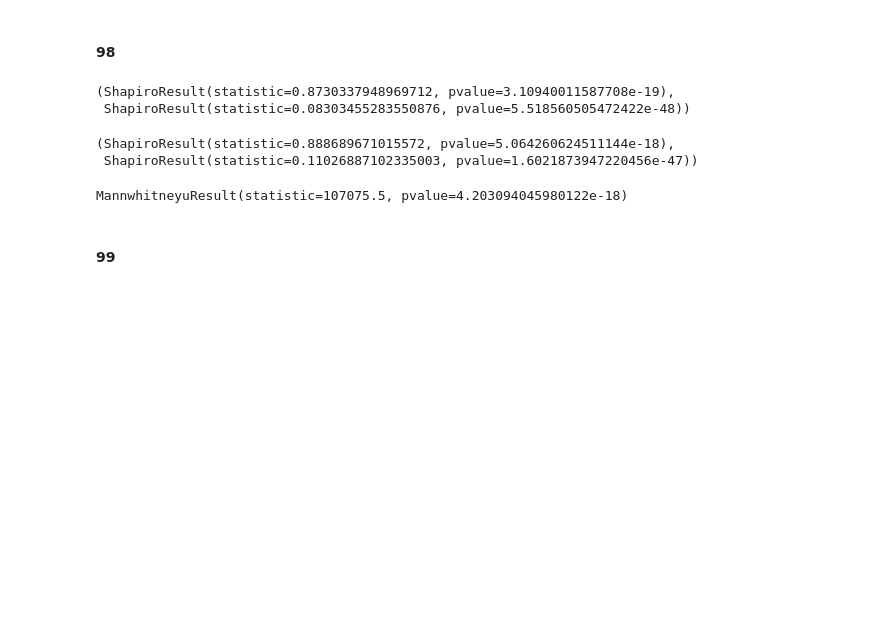
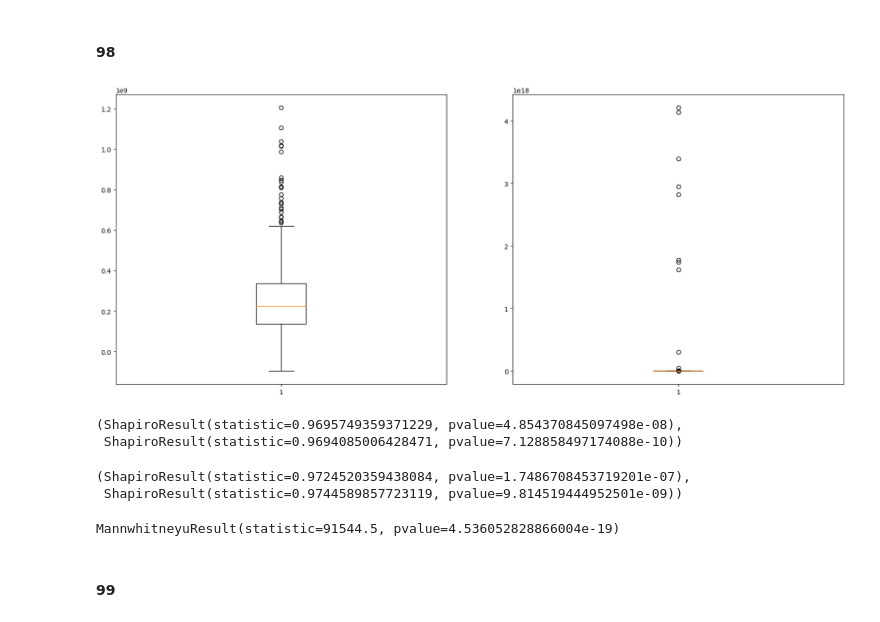
Before and after one commit to realBagher/IRAN-SCI-DATA-ANALYSIS-G4, a Jupyter notebook: hypothesis-test/Q1.ipynb, the cells around one changed output. Saved outputs shown, nothing was run; the diff lists cells and outputs as text; code cells hidden in the pictures; blank space fills up the shorter version.

```diff
--- a/hypothesis-test/Q1.ipynb
+++ b/hypothesis-test/Q1.ipynb
@@ -168,10 +183,12 @@ Rural_data_income = process_income_data_Rural(years)
 - **H1**: درآمد خانوارهای شهری و روستایی در استان چهارمحال و بختیاری با هم برابر نیست
 # %% [markdown]
 #### 98
-# %%
-shapiro_R_98 = stats.shapiro(Rural_data_income['98'])
-shapiro_U_98 = stats.shapiro(Urban_data_income['98'])
-shapiro_R_98, shapiro_U_98
-# %% [output]
-(ShapiroResult(statistic=0.8730337948969712, pvalue=3.10940011587708e-19),
- ShapiroResult(statistic=0.08303455283550876, pvalue=5.518560505472422e-48))
+# %%
+plt.figure(figsize=(20, 8))
+plt.subplot(1,2,1)
+plt.boxplot(Rural_data_income['98'])
+plt.subplot(1,2,2)
+plt.boxplot(Urban_data_income['98'])
+plt.show()
+# %% [output]
+[figure, added]
@@ -178,15 +198,22 @@ shapiro_R_98, shapiro_U_98
+# %%
+shapiro_R98_zscore = stats.shapiro(IQR_R98)
+shapiro_U98_zscore = stats.shapiro(IQR_U98)
+shapiro_R98_zscore, shapiro_U98_zscore
+# %% [output]
+(ShapiroResult(statistic=0.9695749359371229, pvalue=4.854370845097498e-08),
+ ShapiroResult(statistic=0.9694085006428471, pvalue=7.128858497174088e-10))
 # %%
-R_98_yeojohnson , _ = stats.yeojohnson(Rural_data_income['98'])
-U_98_yeojohnson , _ = stats.yeojohnson(Urban_data_income['98'])
+R_98_yeojohnson , _ = stats.yeojohnson(IQR_R98)
+U_98_yeojohnson , _ = stats.yeojohnson(IQR_U98)
 shapiro_R_98_yeojohnson = stats.shapiro(R_98_yeojohnson)
 shapiro_U_98_yeojohnson = stats.shapiro(U_98_yeojohnson)
 shapiro_R_98_yeojohnson, shapiro_U_98_yeojohnson
 # %% [output]
-(ShapiroResult(statistic=0.888689671015572, pvalue=5.064260624511144e-18),
- ShapiroResult(statistic=0.11026887102335003, pvalue=1.6021873947220456e-47))
+(ShapiroResult(statistic=0.9724520359438084, pvalue=1.7486708453719201e-07),
+ ShapiroResult(statistic=0.9744589857723119, pvalue=9.814519444952501e-09))
-# %%
-stats.mannwhitneyu(Rural_data_income['98'], Urban_data_income['98'])
-# %% [output]
-MannwhitneyuResult(statistic=107075.5, pvalue=4.203094045980122e-18)
+# %%
+stats.mannwhitneyu(IQR_R98, IQR_U98)
+# %% [output]
+MannwhitneyuResult(statistic=91544.5, pvalue=4.536052828866004e-19)
 # %% [markdown]
 #### 99
```
Also changed, not shown: parts of 40 cells of this notebook.
